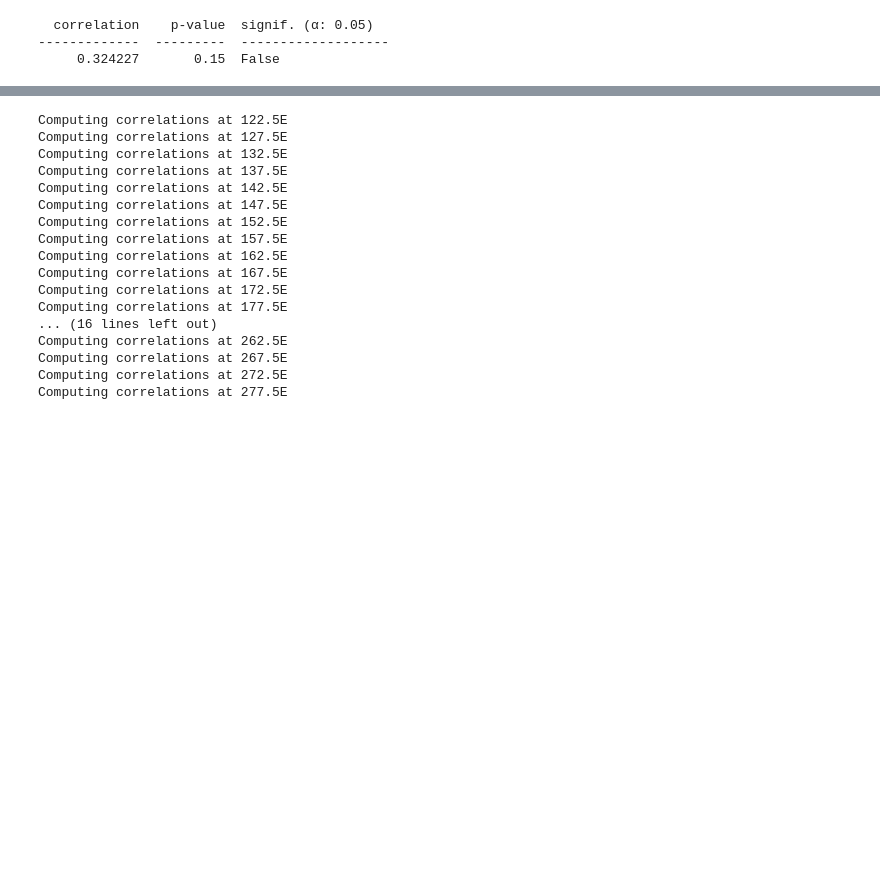
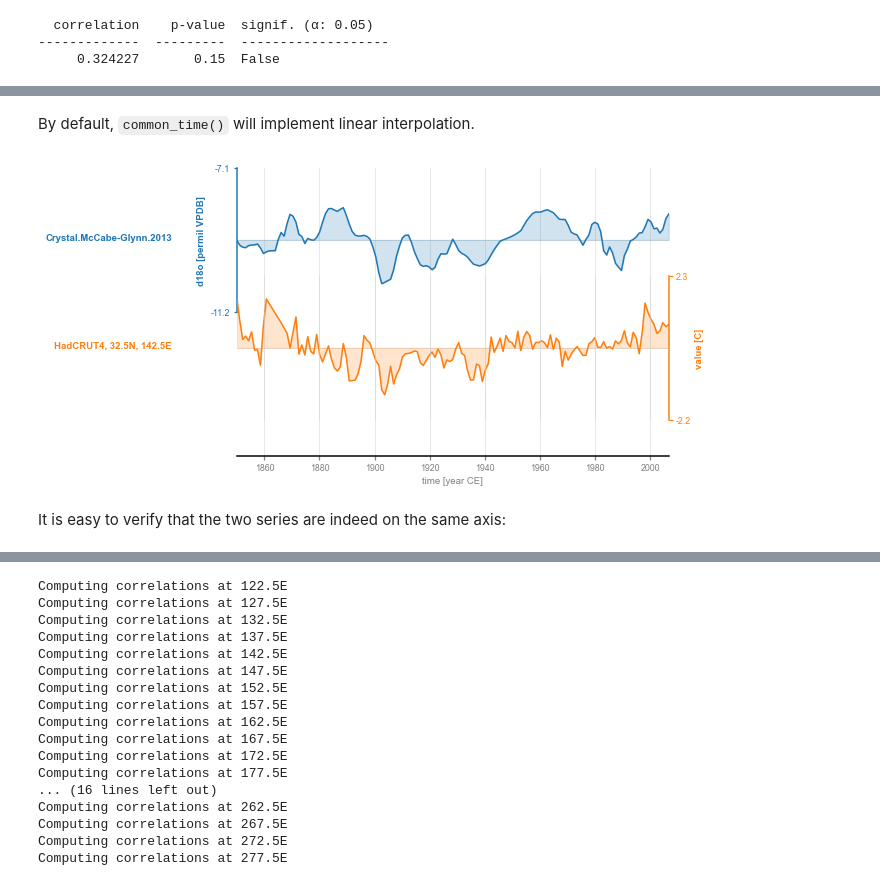
Before and after one commit to LinkedEarth/PyleoclimPaper, a Jupyter notebook: CrystalCorrelations/CrystalCorrelations.ipynb, the cells around one changed output, grey strips where cells are left out. Saved outputs shown, nothing was run; the diff lists cells and outputs as text; code cells hidden in the pictures; blank space fills up the shorter version.

```diff
--- a/CrystalCorrelations/CrystalCorrelations.ipynb
+++ b/CrystalCorrelations/CrystalCorrelations.ipynb
@@ -271,0 +293,9 @@ In this case, the three methods concur that the correlation is insignificant, gi
+# %% [markdown]
+By default, `common_time()` will implement linear interpolation.
+# %%
+msi = ms.common_time()
+fig, ax = msi.stackplot()
+# %% [output]
+[figure, added]
+# %% [markdown]
+It is easy to verify that the two series are indeed on the same axis:
```
Also changed, not shown: parts of 64 cells of this notebook.
